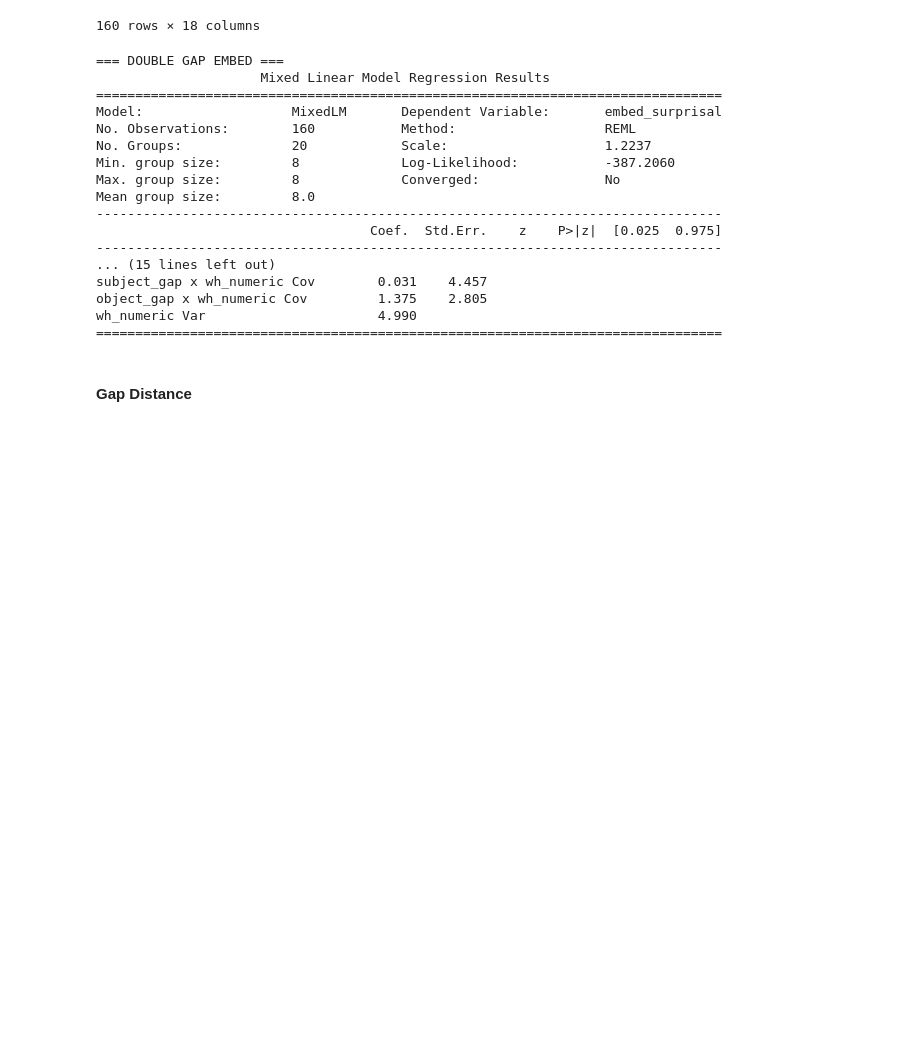
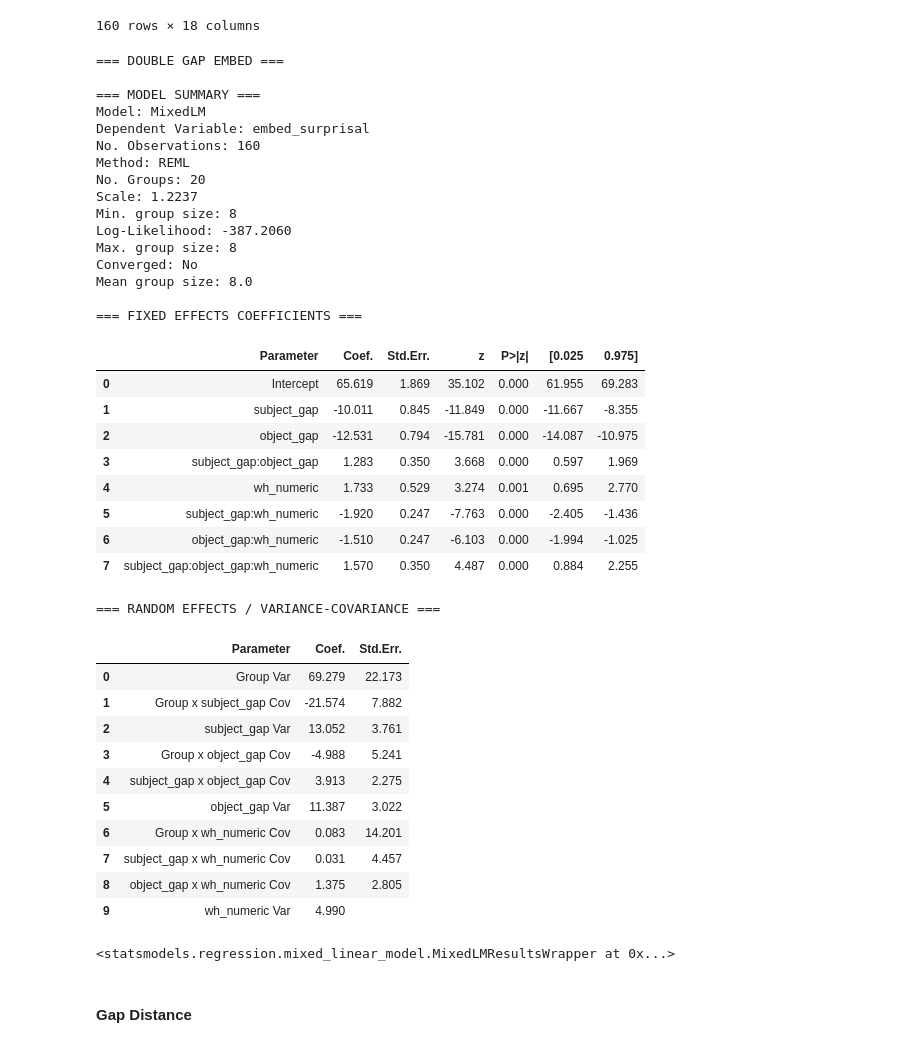
Before and after one commit to um-cap-lab/EMNLP-2025-submission, a Jupyter notebook: surprisal_calculation.ipynb, the cells around one changed output. Saved outputs shown, nothing was run; the diff lists cells and outputs as text; code cells hidden in the pictures; blank space fills up the shorter version.

Commit message:
Added formatting function for mixed effects result

```diff
--- a/surprisal_calculation.ipynb
+++ b/surprisal_calculation.ipynb
@@ -344,10 +429,13 @@ def merge_sentence(row):
 # %%
 # columns: item_id (indicates sentence set), wh_licensor (0/1), gap (0/1), island_type, surprisal
+
+warnings.simplefilter("ignore", ConvergenceWarning)
 
 def mixed_effects_linear_regression(df, iv_list, surprisal, label):
     '''
     Fits mixed-effects model and extracts wh-licensing interaction.
     '''
+
     for field in iv_list:
         if field == 'wh_numeric' or 'gap_numeric':
             pass
@@ -362,15 +450,16 @@ def mixed_effects_linear_regression(df, iv_list, surprisal, label):
         df,
         groups = df["item_id"],
         re_formula = f"~{random_effects}"
-    )
+        )
 
     result = model.fit()
-    interaction_coef = result.params.get('wh_licensor[T.1]:gap[T.1]', None)
+    #interaction_coef = result.params.get('wh_licensor[T.1]:gap[T.1]', None)
 
     print(f"\n=== {label.upper()} ===")
-    print(result.summary())
+    #print(result.summary())
+    print_summary(result)
 
-    return interaction_coef
+    return result
 
 #interaction = mixed_effects_linear_regression(df, "construction_type") # label name to be changed according to construction type
 # %% [markdown]
@@ -477,25 +587,47 @@ sentence_df
 160 rows × 18 columns
 # %%
 iv_list = ['subject_gap', 'object_gap', 'wh_numeric']
-mixed_effects_linear_regression(sentence_df, iv_list, 'embed_surprisal', 'double gap embed')
+result = mixed_effects_linear_regression(sentence_df, iv_list, 'embed_surprisal', 'double gap embed')
+result
 # %% [output]
 === DOUBLE GAP EMBED ===
-                     Mixed Linear Model Regression Results
-================================================================================
-Model:                   MixedLM       Dependent Variable:       embed_surprisal
-No. Observations:        160           Method:                   REML
-No. Groups:              20            Scale:                    1.2237
-Min. group size:         8             Log-Likelihood:           -387.2060
-Max. group size:         8             Converged:                No
-Mean group size:         8.0
---------------------------------------------------------------------------------
-                                   Coef.  Std.Err.    z    P>|z|  [0.025  0.975]
---------------------------------------------------------------------------------
-... (15 lines left out)
-subject_gap x wh_numeric Cov        0.031    4.457
-object_gap x wh_numeric Cov         1.375    2.805
-wh_numeric Var                      4.990
-================================================================================
+
+=== MODEL SUMMARY ===
+Model: MixedLM
+Dependent Variable: embed_surprisal
+No. Observations: 160
+Method: REML
+No. Groups: 20
+Scale: 1.2237
+Min. group size: 8
+Log-Likelihood: -387.2060
+Max. group size: 8
+Converged: No
+Mean group size: 8.0
+
+=== FIXED EFFECTS COEFFICIENTS ===
+|  | Parameter | Coef. | Std.Err. | z | P>|z| | [0.025 | 0.975] |
+| 0 | Intercept | 65.619 | 1.869 | 35.102 | 0.000 | 61.955 | 69.283 |
+| 1 | subject_gap | -10.011 | 0.845 | -11.849 | 0.000 | -11.667 | -8.355 |
+| 2 | object_gap | -12.531 | 0.794 | -15.781 | 0.000 | -14.087 | -10.975 |
+| 3 | subject_gap:object_gap | 1.283 | 0.350 | 3.668 | 0.000 | 0.597 | 1.969 |
+| 4 | wh_numeric | 1.733 | 0.529 | 3.274 | 0.001 | 0.695 | 2.770 |
+| 5 | subject_gap:wh_numeric | -1.920 | 0.247 | -7.763 | 0.000 | -2.405 | -1.436 |
+| 6 | object_gap:wh_numeric | -1.510 | 0.247 | -6.103 | 0.000 | -1.994 | -1.025 |
+| 7 | subject_gap:object_gap:wh_numeric | 1.570 | 0.350 | 4.487 | 0.000 | 0.884 | 2.255 |
+=== RANDOM EFFECTS / VARIANCE-COVARIANCE ===
+|  | Parameter | Coef. | Std.Err. |
+| 0 | Group Var | 69.279 | 22.173 |
+| 1 | Group x subject_gap Cov | -21.574 | 7.882 |
+| 2 | subject_gap Var | 13.052 | 3.761 |
+| 3 | Group x object_gap Cov | -4.988 | 5.241 |
+| 4 | subject_gap x object_gap Cov | 3.913 | 2.275 |
+| 5 | object_gap Var | 11.387 | 3.022 |
+| 6 | Group x wh_numeric Cov | 0.083 | 14.201 |
+| 7 | subject_gap x wh_numeric Cov | 0.031 | 4.457 |
+| 8 | object_gap x wh_numeric Cov | 1.375 | 2.805 |
+| 9 | wh_numeric Var | 4.990 |  |
+<statsmodels.regression.mixed_linear_model.MixedLMResultsWrapper at 0x...>
 # %% [markdown]
 #### Gap Distance
 # %%
```
Also changed, not shown: parts of 2 cells of this notebook.
